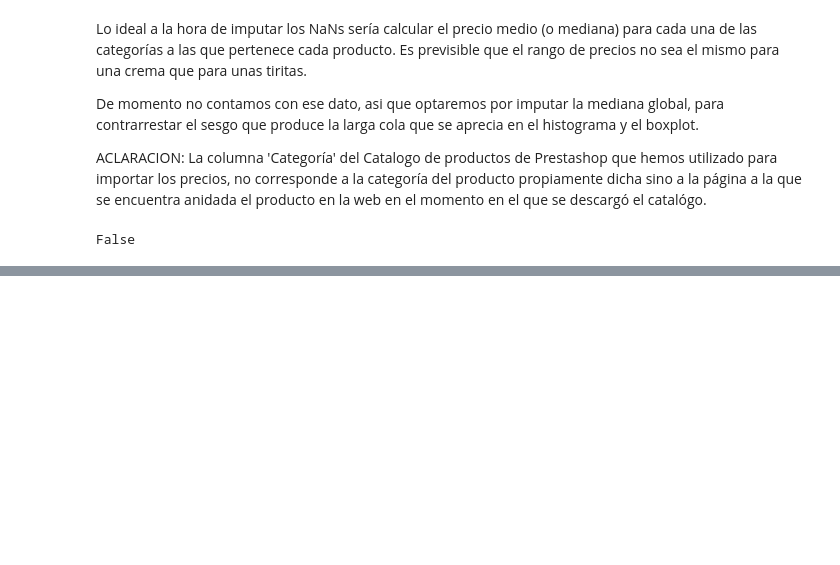
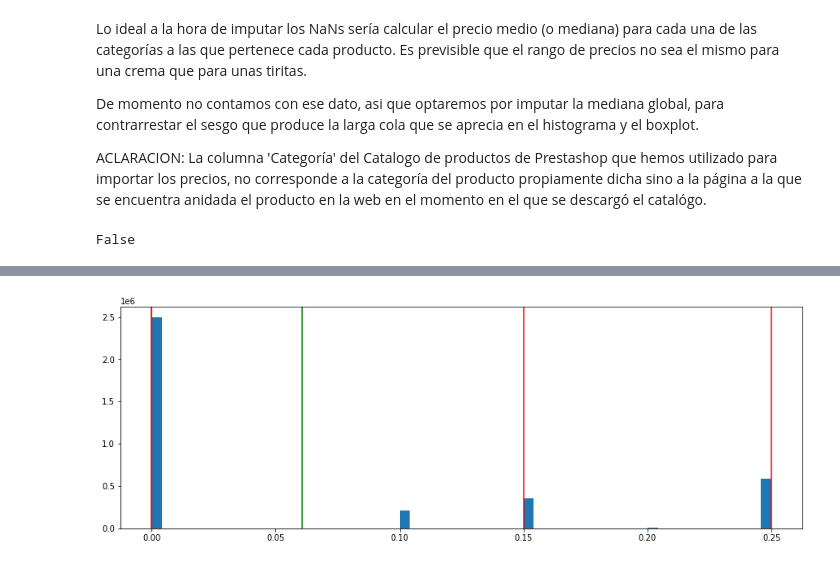
Before and after one commit to Laurajmoreno/ML_and_CRO, a Jupyter notebook: NUMERICAL DATA - DATA EXPLORATION and FE (Price and Discounts).ipynb, the cells around one changed output, grey strips where cells are left out. Saved outputs shown, nothing was run; the diff lists cells and outputs as text; code cells hidden in the pictures; blank space fills up the shorter version.

```diff
--- a/NUMERICAL DATA - DATA EXPLORATION and FE (Price and Discounts).ipynb
+++ b/NUMERICAL DATA - DATA EXPLORATION and FE (Price and Discounts).ipynb
@@ -293,0 +355,3 @@ False
+# %%
+df['dateTime']=pd.to_datetime(df['ga:dateHourMinute'],format='%Y%m%d%H%M')
+df['dateTime']
@@ -293,0 +371,3 @@ False
+# %%
+disc_info.rename(columns={"PORCENTAJE DESCUENTO": "PORCENTAJE_DESCUENTO","FECHA INICIO": "FECHA_INICIO","FECHA FIN": "FECHA_FIN"}, inplace=True)
+disc_info.info()
@@ -293,0 +386,11 @@ False
+# %%
+def discount(date):
+    discount=0
+    for index,row in disc_info.iterrows():
+        if (date>=row['FECHA_INICIO']) & (date<=row['FECHA_FIN']):
+            discount += row['PORCENTAJE_DESCUENTO']
+        else:
+            discount += 0
+    return discount
+# %%
+df['Web_Discount']= df['dateTime'].apply(discount)
@@ -293,0 +433,11 @@ False
+# %%
+plt.figure(figsize=(15,5))
+plt.hist(df['Web_Discount'],bins=60)
+plt.axvline(x=np.mean(df['Web_Discount']), c= "green")
+plt.axvline(x=np.percentile(df['Web_Discount'],25), c= "red")
+plt.axvline(x=np.percentile(df['Web_Discount'],50), c= "red")
+plt.axvline(x=np.percentile(df['Web_Discount'],75), c= "red")
+plt.axvline(x=np.percentile(df['Web_Discount'],90), c= "red")
+plt.show();
+# %% [output]
+[figure, added]
```
Also changed, not shown: parts of 34 cells of this notebook, 1 other file.
